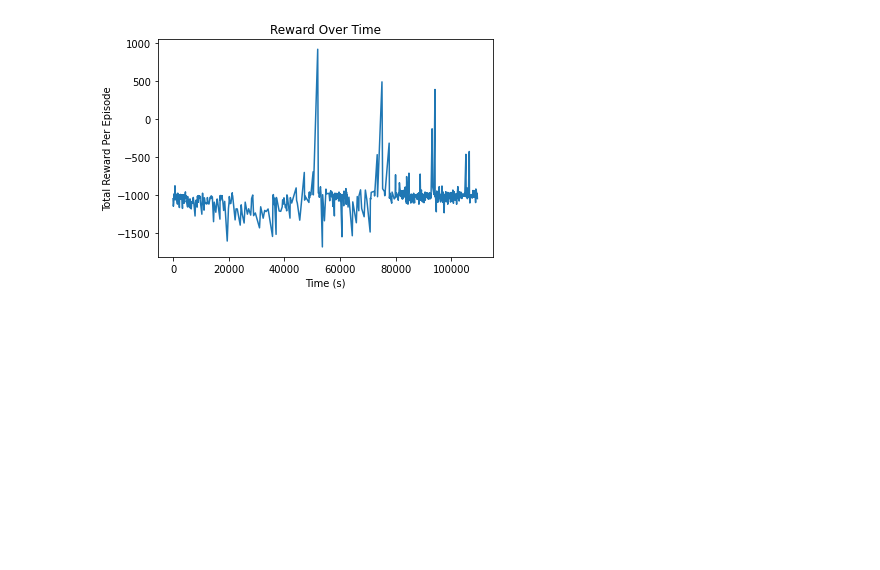
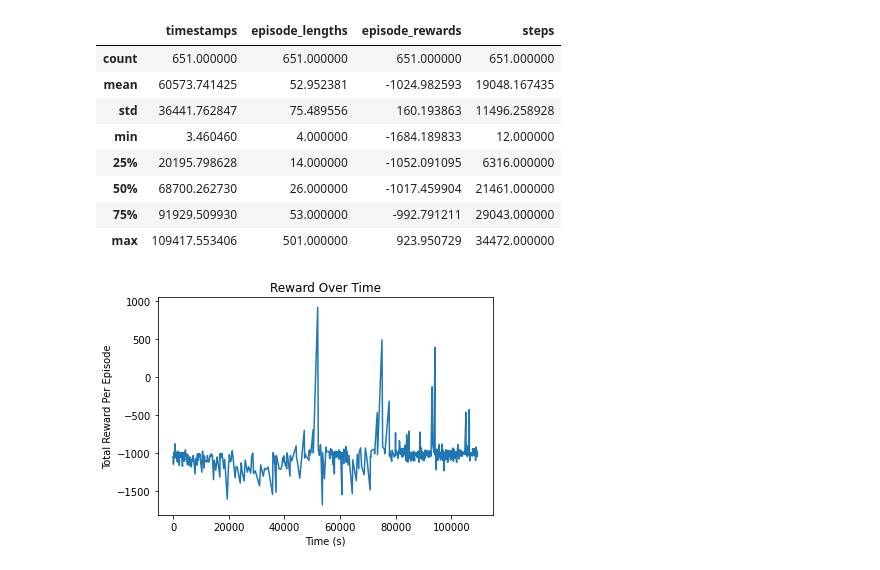
Before and after one commit to blakermchale/deep_flight, a Jupyter notebook: plot.ipynb, the cells around one changed output. Saved outputs shown, nothing was run; the diff lists cells and outputs as text; code cells hidden in the pictures; blank space fills up the shorter version.

```diff
--- a/plot.ipynb
+++ b/plot.ipynb
@@ -26,3 +15,15 @@ df.head(5)
+# %%
+df.describe()
+# %% [output]
+|  | timestamps | episode_lengths | episode_rewards | steps |
+| count | 651.000000 | 651.000000 | 651.000000 | 651.000000 |
+| mean | 60573.741425 | 52.952381 | -1024.982593 | 19048.167435 |
+| std | 36441.762847 | 75.489556 | 160.193863 | 11496.258928 |
+| min | 3.460460 | 4.000000 | -1684.189833 | 12.000000 |
+| 25% | 20195.798628 | 14.000000 | -1052.091095 | 6316.000000 |
+| 50% | 68700.262730 | 26.000000 | -1017.459904 | 21461.000000 |
+| 75% | 91929.509930 | 53.000000 | -992.791211 | 29043.000000 |
+| max | 109417.553406 | 501.000000 | 923.950729 | 34472.000000 |
 # %%
 plt.figure()
 plt.plot(df["timestamps"], df["episode_rewards"])
```
Also changed, not shown: parts of 3 cells of this notebook, 2 other files.
